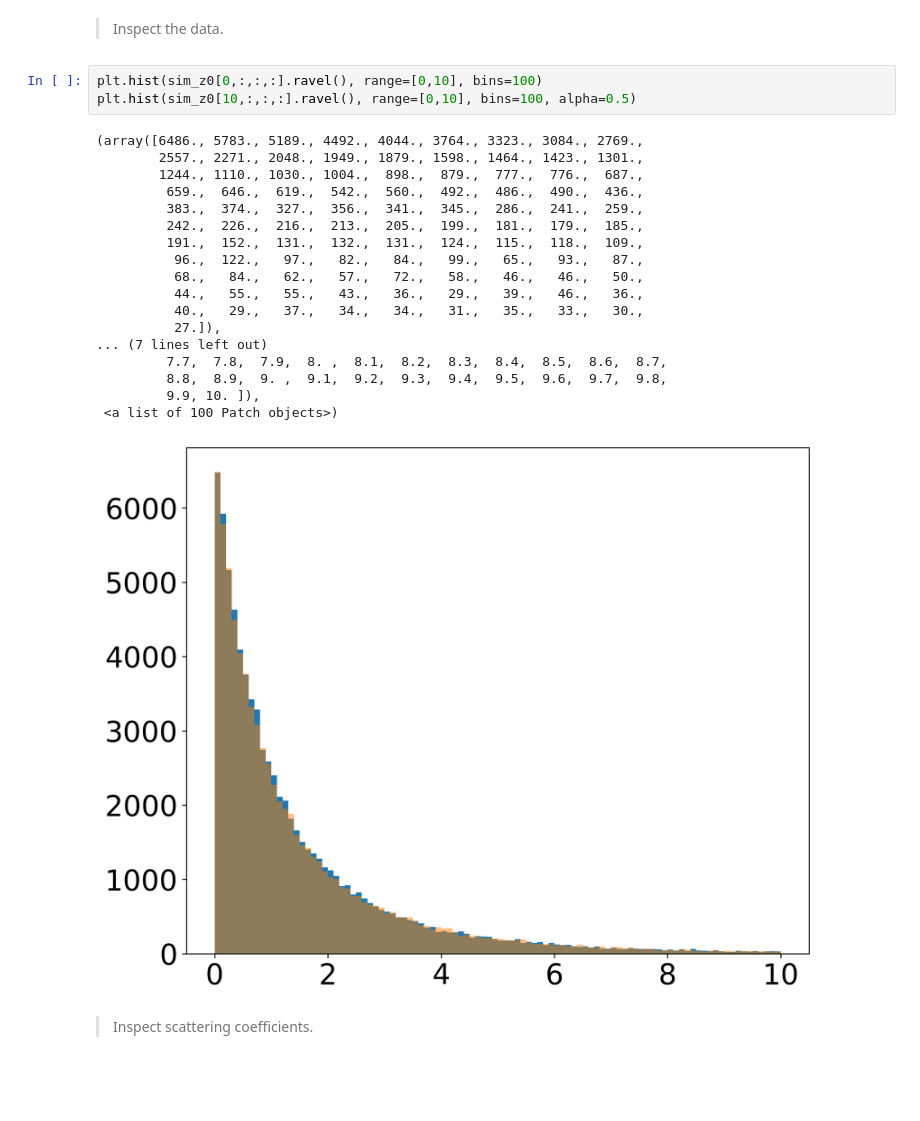
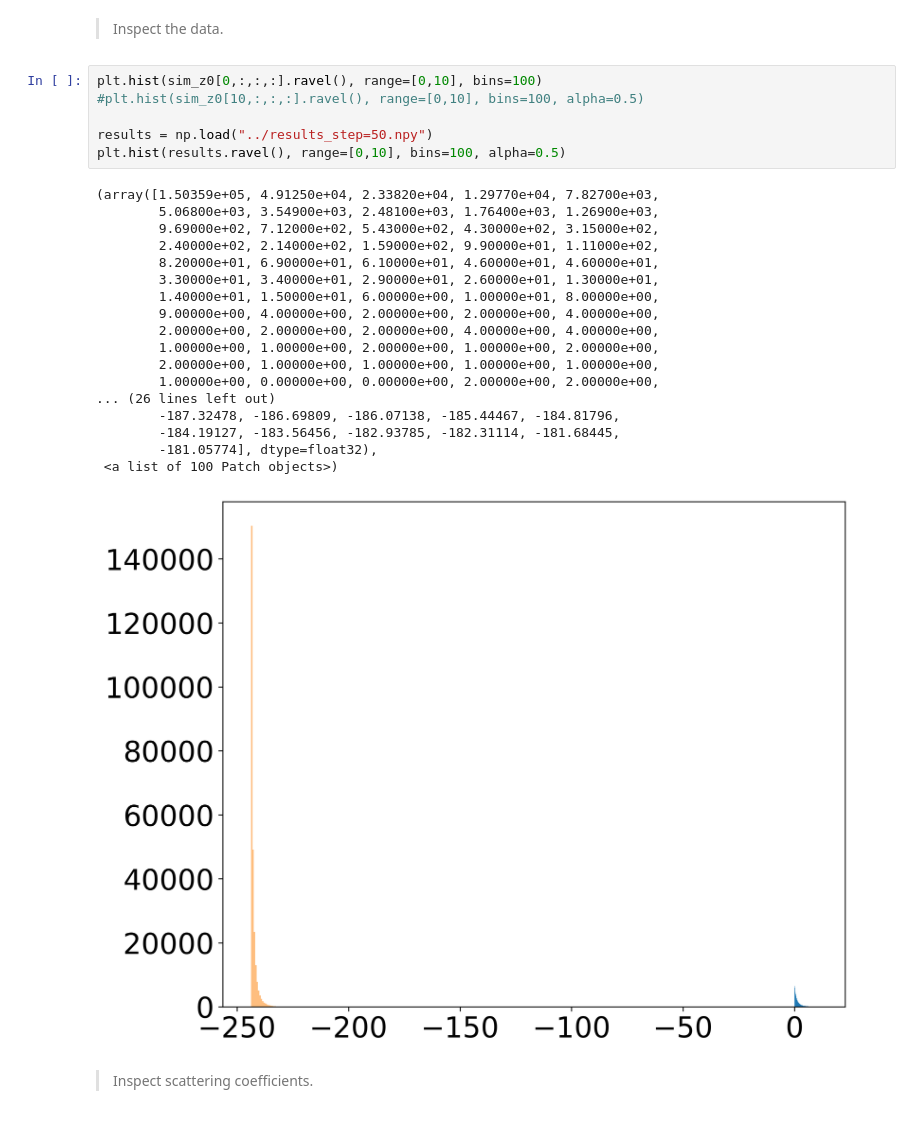
Before and after one commit to tingyuansen/Weak_Lensing, a Jupyter notebook: Zeldovich_Apprximation.ipynb, the cells around one changed output. Saved outputs shown, nothing was run; the diff lists cells and outputs as text; blank space fills up the shorter version.

```diff
--- a/Zeldovich_Apprximation.ipynb
+++ b/Zeldovich_Apprximation.ipynb
@@ -75,26 +75,29 @@ Text(0, 0.5, 'z = 0')
 > Inspect the data.
 # %%
 plt.hist(sim_z0[0,:,:,:].ravel(), range=[0,10], bins=100)
-plt.hist(sim_z0[10,:,:,:].ravel(), range=[0,10], bins=100, alpha=0.5)
+#plt.hist(sim_z0[10,:,:,:].ravel(), range=[0,10], bins=100, alpha=0.5)
+
+results = np.load("../results_step=50.npy")
+plt.hist(results.ravel(), range=[0,10], bins=100, alpha=0.5)
 # %% [output]
-(array([6486., 5783., 5189., 4492., 4044., 3764., 3323., 3084., 2769.,
-        2557., 2271., 2048., 1949., 1879., 1598., 1464., 1423., 1301.,
-        1244., 1110., 1030., 1004.,  898.,  879.,  777.,  776.,  687.,
-         659.,  646.,  619.,  542.,  560.,  492.,  486.,  490.,  436.,
-         383.,  374.,  327.,  356.,  341.,  345.,  286.,  241.,  259.,
-         242.,  226.,  216.,  213.,  205.,  199.,  181.,  179.,  185.,
-         191.,  152.,  131.,  132.,  131.,  124.,  115.,  118.,  109.,
-          96.,  122.,   97.,   82.,   84.,   99.,   65.,   93.,   87.,
-          68.,   84.,   62.,   57.,   72.,   58.,   46.,   46.,   50.,
-          44.,   55.,   55.,   43.,   36.,   29.,   39.,   46.,   36.,
-          40.,   29.,   37.,   34.,   34.,   31.,   35.,   33.,   30.,
-          27.]),
-... (7 lines left out)
-         7.7,  7.8,  7.9,  8. ,  8.1,  8.2,  8.3,  8.4,  8.5,  8.6,  8.7,
-         8.8,  8.9,  9. ,  9.1,  9.2,  9.3,  9.4,  9.5,  9.6,  9.7,  9.8,
-         9.9, 10. ]),
+(array([1.50359e+05, 4.91250e+04, 2.33820e+04, 1.29770e+04, 7.82700e+03,
+        5.06800e+03, 3.54900e+03, 2.48100e+03, 1.76400e+03, 1.26900e+03,
+        9.69000e+02, 7.12000e+02, 5.43000e+02, 4.30000e+02, 3.15000e+02,
+        2.40000e+02, 2.14000e+02, 1.59000e+02, 9.90000e+01, 1.11000e+02,
+        8.20000e+01, 6.90000e+01, 6.10000e+01, 4.60000e+01, 4.60000e+01,
+        3.30000e+01, 3.40000e+01, 2.90000e+01, 2.60000e+01, 1.30000e+01,
+        1.40000e+01, 1.50000e+01, 6.00000e+00, 1.00000e+01, 8.00000e+00,
+        9.00000e+00, 4.00000e+00, 2.00000e+00, 2.00000e+00, 4.00000e+00,
+        2.00000e+00, 2.00000e+00, 2.00000e+00, 4.00000e+00, 4.00000e+00,
+        1.00000e+00, 1.00000e+00, 2.00000e+00, 1.00000e+00, 2.00000e+00,
+        2.00000e+00, 1.00000e+00, 1.00000e+00, 1.00000e+00, 1.00000e+00,
+        1.00000e+00, 0.00000e+00, 0.00000e+00, 2.00000e+00, 2.00000e+00,
+... (26 lines left out)
+        -187.32478, -186.69809, -186.07138, -185.44467, -184.81796,
+        -184.19127, -183.56456, -182.93785, -182.31114, -181.68445,
+        -181.05774], dtype=float32),
  <a list of 100 Patch objects>)
-[figure, old version]
+[figure, new version]
 # %% [markdown]
 > Inspect scattering coefficients.
 # %%
```
Also changed, not shown: 1 other file.
